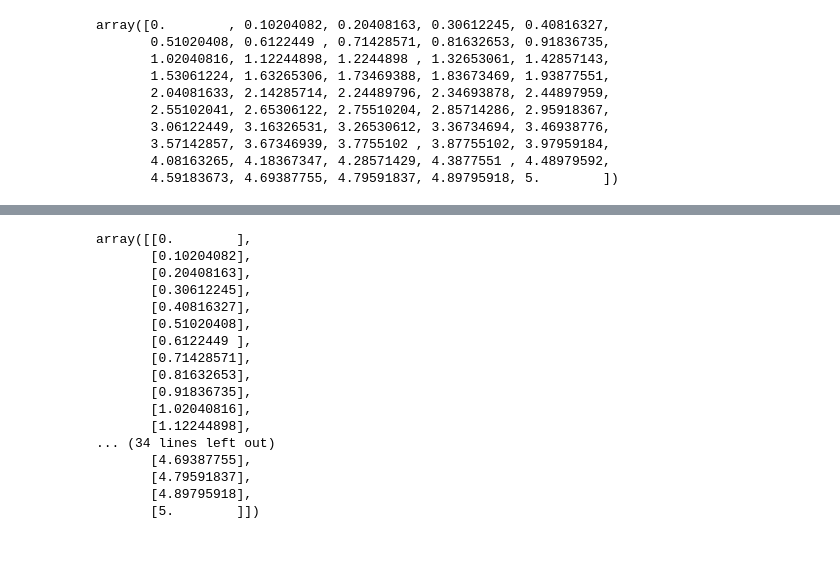
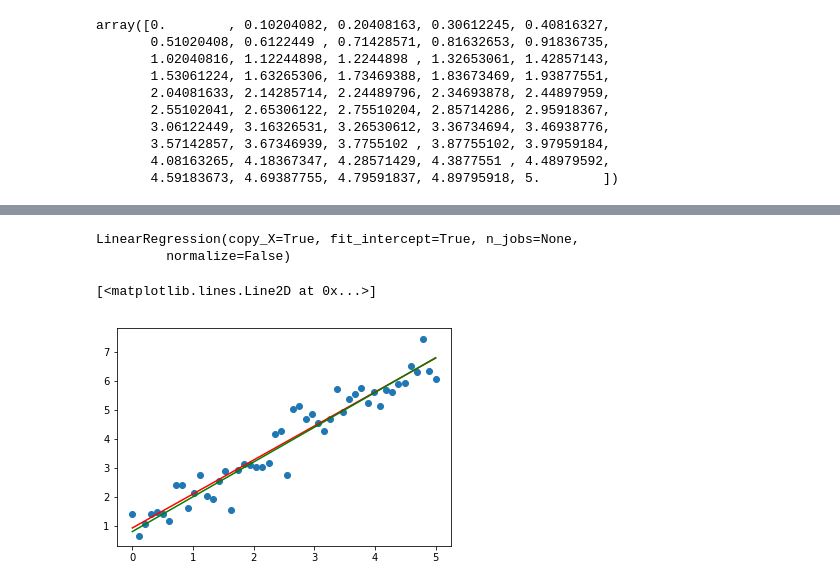
Before and after one commit to anniesnoopymd/Python_note, a Jupyter notebook: [Week6]用線性迴歸做預測/6.3 模擬線性回歸的數據.ipynb, the cells around one changed output, grey strips where cells are left out. Drawn from its saved outputs; the diff is of its cells as text; code cells hidden in the pictures; blank space fills up the shorter version.

```diff
--- a/[Week6]用線性迴歸做預測/6.3 模擬線性回歸的數據.ipynb
+++ b/[Week6]用線性迴歸做預測/6.3 模擬線性回歸的數據.ipynb
@@ -53,23 +53,17 @@ from sklearn.linear_model import LinearRegression
 regr = LinearRegression()
 # %%
 X = x.reshape(50,1)
-# %%
-X
-# %% [output]
-array([[0.        ],
-       [0.10204082],
-       [0.20408163],
-       [0.30612245],
-       [0.40816327],
-       [0.51020408],
-       [0.6122449 ],
-       [0.71428571],
-       [0.81632653],
-       [0.91836735],
-       [1.02040816],
-       [1.12244898],
-... (34 lines left out)
-       [4.69387755],
-       [4.79591837],
-       [4.89795918],
-       [5.        ]])
+# %%
+regr.fit(X, y)
+# %% [output]
+LinearRegression(copy_X=True, fit_intercept=True, n_jobs=None,
+         normalize=False)
+# %%
+Y = regr.predict(X)
+# %%
+plt.scatter(x, y)
+plt.plot(x, Y, 'r')
+plt.plot(x, 1.2*x+0.8 , 'g')
+# %% [output]
+[<matplotlib.lines.Line2D at 0x...>]
+[figure, added]
```
Also changed, not shown: parts of 2 cells of this notebook.
